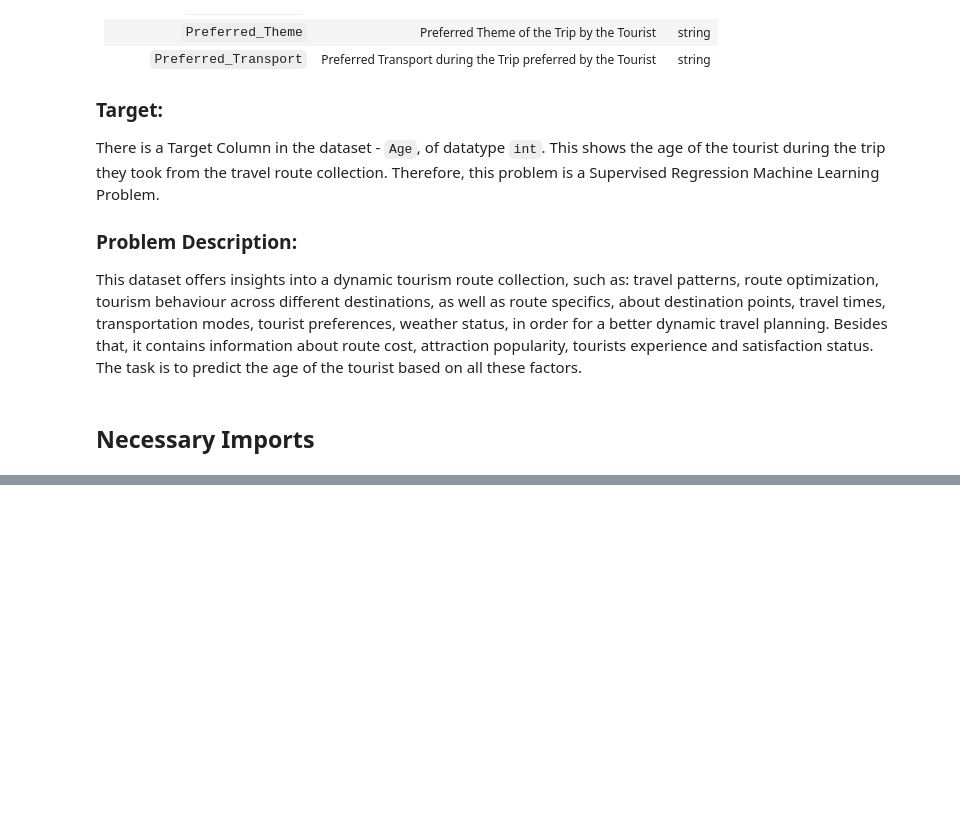
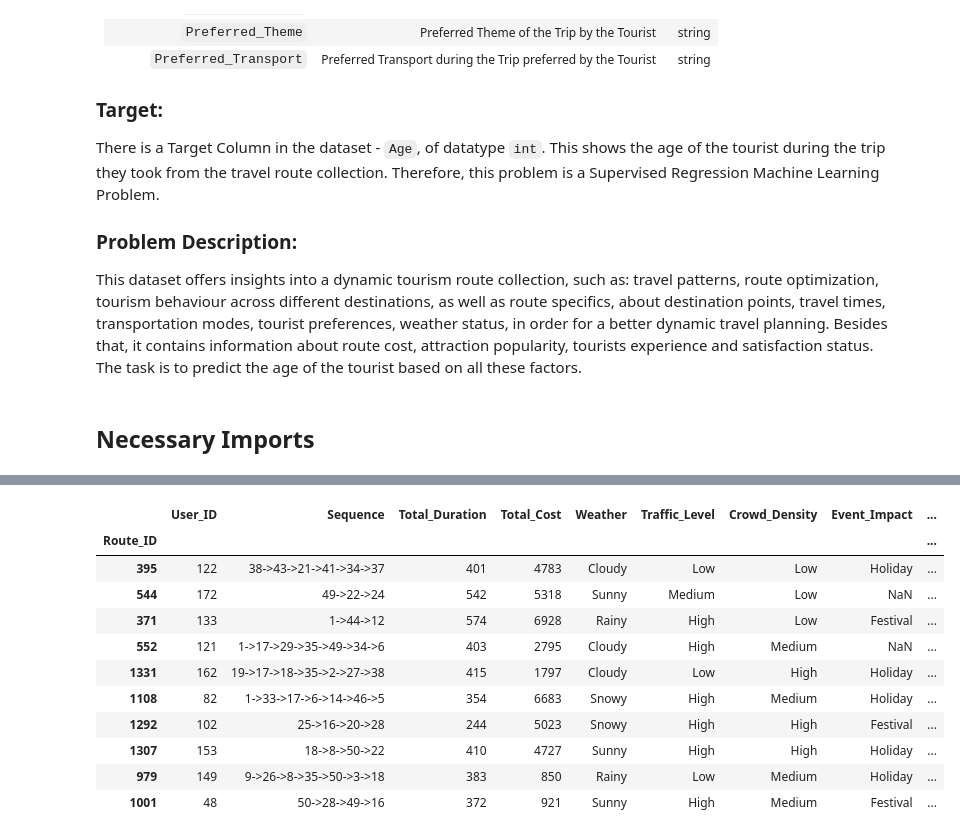
Before and after one commit to Ghenntoggy1/Sigmoid-ML-Tasks, a Jupyter notebook: Exam_Age_Prediction/Exam_Age_Prediction.ipynb, the cells around one changed output, grey strips where cells are left out. Drawn from its saved outputs; the diff is of its cells as text; code cells hidden in the pictures; blank space fills up the shorter version.

Commit message:
feat(exam/analysis): Add Basic Dataset Analysis using built-in methods

```diff
--- a/Exam_Age_Prediction/Exam_Age_Prediction.ipynb
+++ b/Exam_Age_Prediction/Exam_Age_Prediction.ipynb
@@ -89,3 +91,5 @@ import swifter
 # %%
 tourist_df: pd.DataFrame = pd.read_csv(filepath_or_buffer='dataset/data.csv', sep=',', index_col='Route_ID')
-tourist_df.index.name = 'ID'
+# tourist_df.index.name = 'ID'
+
+# tourist_df: pd.DataFrame = pd.read_csv(filepath_or_buffer='dataset/data.csv', sep=',')
@@ -91,0 +99,2 @@ tourist_df.index.name = 'ID'
+# %%
+tourist_train, tourist_test = train_test_split(tourist_df, test_size=.2, random_state=42)
@@ -91,0 +104,15 @@ tourist_df.index.name = 'ID'
+# %%
+tourist_train.head(n=10)
+# %% [output]
+|  | User_ID | Sequence | Total_Duration | Total_Cost | Weather | Traffic_Level | Crowd_Density | Event_Impact | ... |
+| Route_ID |  |  |  |  |  |  |  |  | ... |
+| 395 | 122 | 38->43->21->41->34->37 | 401 | 4783 | Cloudy | Low | Low | Holiday | ... |
+| 544 | 172 | 49->22->24 | 542 | 5318 | Sunny | Medium | Low | NaN | ... |
+| 371 | 133 | 1->44->12 | 574 | 6928 | Rainy | High | Low | Festival | ... |
+| 552 | 121 | 1->17->29->35->49->34->6 | 403 | 2795 | Cloudy | High | Medium | NaN | ... |
+| 1331 | 162 | 19->17->18->35->2->27->38 | 415 | 1797 | Cloudy | Low | High | Holiday | ... |
+| 1108 | 82 | 1->33->17->6->14->46->5 | 354 | 6683 | Snowy | High | Medium | Holiday | ... |
+| 1292 | 102 | 25->16->20->28 | 244 | 5023 | Snowy | High | High | Festival | ... |
+| 1307 | 153 | 18->8->50->22 | 410 | 4727 | Sunny | High | High | Holiday | ... |
+| 979 | 149 | 9->26->8->35->50->3->18 | 383 | 850 | Rainy | Low | Medium | Holiday | ... |
+| 1001 | 48 | 50->28->49->16 | 372 | 921 | Sunny | High | Medium | Festival | ... |
```
Also changed, not shown: parts of 19 cells of this notebook.
